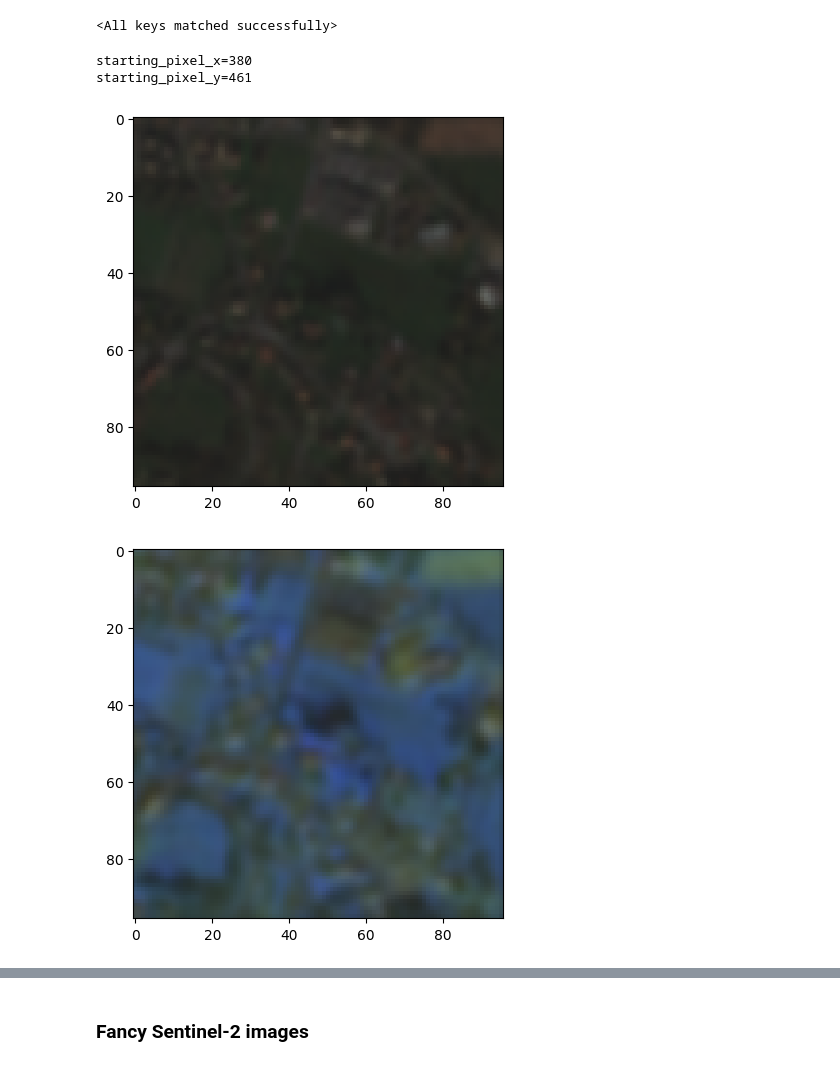
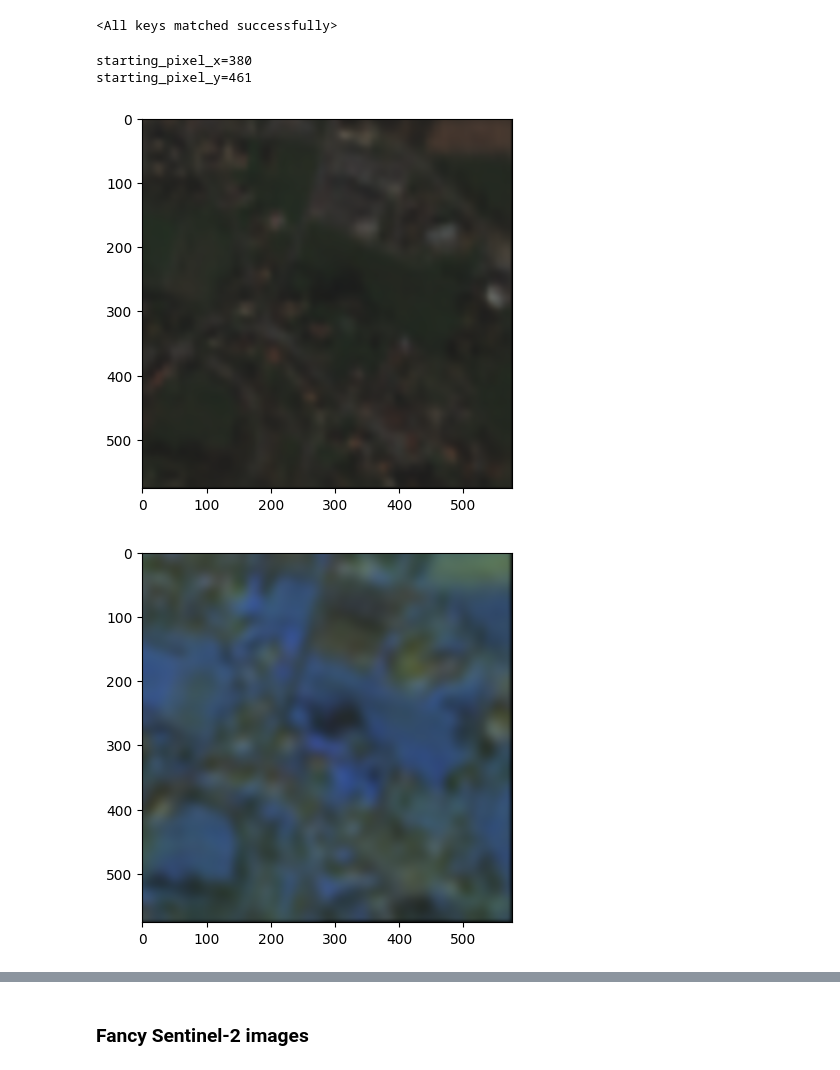
Before and after one commit to adriangt2001/TFG-Satellite-GSSR, a Jupyter notebook: notebooks/image_generator.ipynb, the cells around one changed output, grey strips where cells are left out. Cells and saved outputs as stored; diff of their text form; code cells hidden in the pictures.

```diff
--- a/notebooks/image_generator.ipynb
+++ b/notebooks/image_generator.ipynb
@@ -20,0 +52,7 @@ def save_img(image, path):
+# %%
+# Load one image, always the same
+image_path = '/home/msiau/data/tmp/agarciat/DIV2K/DIV2K_valid_HR/0801.png'
+image = (torch.tensor(cv2.cvtColor(cv2.imread(image_path), cv2.COLOR_BGR2RGB), dtype=torch.float32) / 255).permute(2, 0, 1).contiguous()
+
+visualize_image(image, [0, 1, 2])
+# save_img(image[7:10], '/home/msiau/workspace/TFG-Satellite-GSSR/figures/bicubic')
@@ -20,0 +61,13 @@ def save_img(image, path):
+# %%
+starting_pixel_x = 556
+starting_pixel_y = 868
+# %%
+# Generate 1 x4 Image
+with torch.no_grad():
+    starting_pixel_x += 0
+    starting_pixel_y += 0
+    print(f'{starting_pixel_x=}')
+    print(f'{starting_pixel_y=}')
+
+    output_image_rgb = model_rgb(image[:3, starting_pixel_y:starting_pixel_y+48, starting_pixel_x:starting_pixel_x+48].unsqueeze(0).to(device=device), 8.6).squeeze().to(device='cpu')
+    visualize_image(output_image_rgb, [0, 1, 2])
@@ -20,0 +83,10 @@ def save_img(image, path):
+# %%
+# Generate 1 x4 Image
+with torch.no_grad():
+    starting_pixel_x += -1
+    starting_pixel_y += -1
+    print(f'{starting_pixel_x=}')
+    print(f'{starting_pixel_y=}')
+
+    output_image_rgb = model_rgb(image[:3, starting_pixel_y:starting_pixel_y+48, starting_pixel_x:starting_pixel_x+48].unsqueeze(0).to(device=device), 12).squeeze().to(device='cpu')
+    visualize_image(output_image_rgb, [0, 1, 2])
@@ -80,24 +145,24 @@ from matlab_functions import imresize
 # %%
 # Generate 1 x4 Image
 with torch.no_grad():
     starting_pixel_x += 0
     starting_pixel_y += 0
     print(f'{starting_pixel_x=}')
     print(f'{starting_pixel_y=}')
 
-    output_image_rgb = model_rgb(image[:3, starting_pixel_y:starting_pixel_y+48, starting_pixel_x:starting_pixel_x+48].unsqueeze(0).to(device=device), 2).squeeze().to(device='cpu')
+    output_image_rgb = model_rgb(image[:3, starting_pixel_y:starting_pixel_y+48, starting_pixel_x:starting_pixel_x+48].unsqueeze(0).to(device=device), 12).squeeze().to(device='cpu')
     visualize_image(output_image_rgb, [2, 1, 0])
 
-    output_image_ms = model_ms(image[:, starting_pixel_y:starting_pixel_y+48, starting_pixel_x:starting_pixel_x+48].unsqueeze(0).to(device=device), 2).squeeze().to(device='cpu')
+    output_image_ms = model_ms(image[:, starting_pixel_y:starting_pixel_y+48, starting_pixel_x:starting_pixel_x+48].unsqueeze(0).to(device=device), 12).squeeze().to(device='cpu')
     visualize_image(output_image_ms, [8, 7, 6])
 
     bicubic = imresize(image[:3, starting_pixel_y:starting_pixel_y+48, starting_pixel_x:starting_pixel_x+48], 2)
     visualize_image(bicubic, [2, 1, 0])
 # %% [output]
 starting_pixel_x=380
 starting_pixel_y=461
-[figure, old version]
+[figure, new version]
-[figure, old version]
+[figure, new version]
 [figure]
 # %%
 # save_img(image[:3, starting_pixel_y:starting_pixel_y+48, starting_pixel_x:starting_pixel_x+48], '/home/msiau/workspace/TFG-Satellite-GSSR/figures/lr_rgb_x2.png')
```
Also changed, not shown: parts of 12 cells of this notebook, 55 other files.
